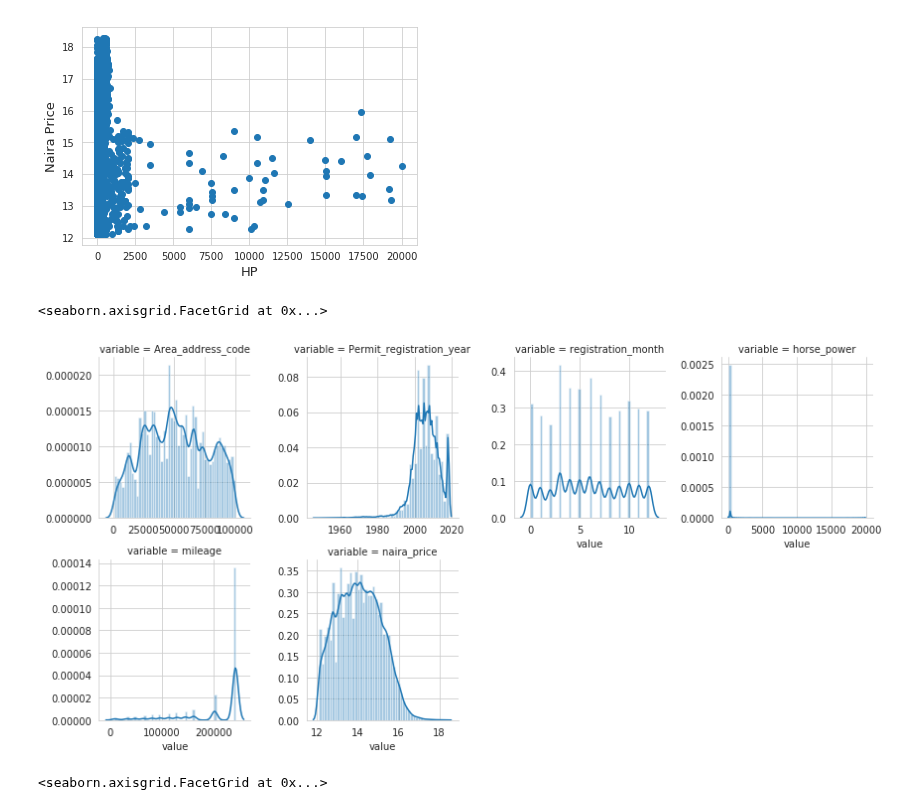
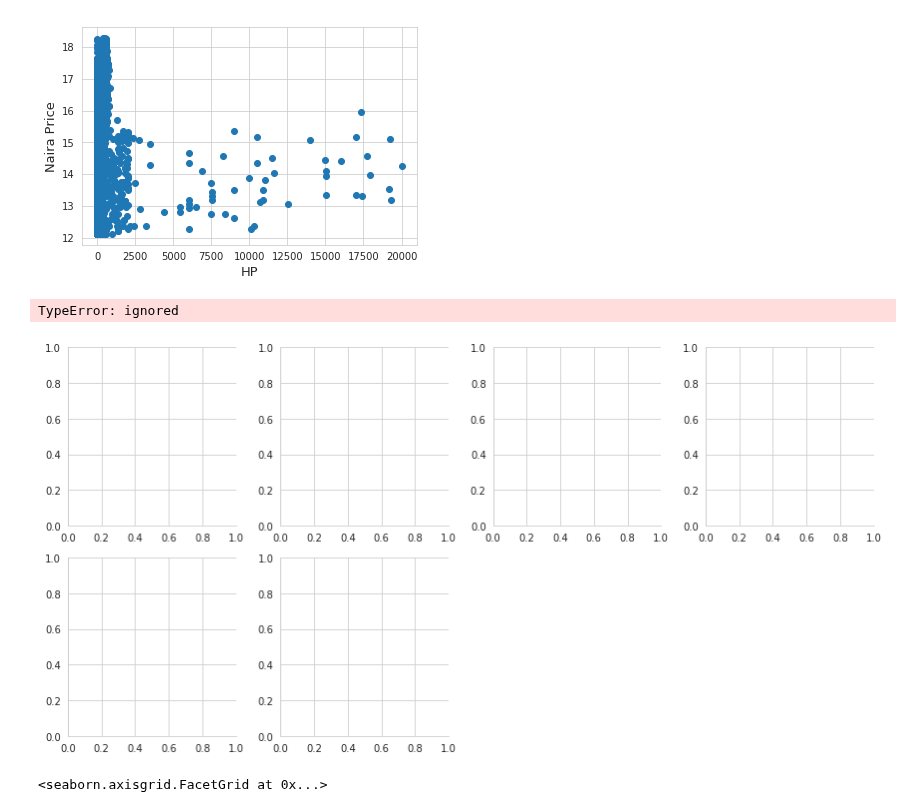
Before and after one commit to Ayanlola2002/Data-Science-Nigeria, a Jupyter notebook: best_car_price.ipynb, the cells around one changed output. Cells and saved outputs as stored; diff of their text form; code cells hidden in the pictures.

```diff
--- a/best_car_price.ipynb
+++ b/best_car_price.ipynb
@@ -545,15 +545,15 @@ plt.show()
 # %%
 #create numeric plots for mumerical varriables
 #num = [f for f in train.columns if train.dtypes[f] != 'object']
 num=quantitative
 #num.remove('Id')
 nd = pd.melt(train, value_vars = num)
 n1 = sns.FacetGrid (nd, col='variable', col_wrap=4, sharex=False, sharey = False)
-n1 = n1.map(sns.distplot, 'value')
+n1 = n1.map(sns.distplot(train,bins=None), 'value')
 n1
 # %% [output]
-<seaborn.axisgrid.FacetGrid at 0x...>
+TypeError: ignored
-[figure, old version]
+[figure, new version]
 # %%
 #functions for creating boxplot for categorical varriables
 def boxplot(x,y,**kwargs):
```
